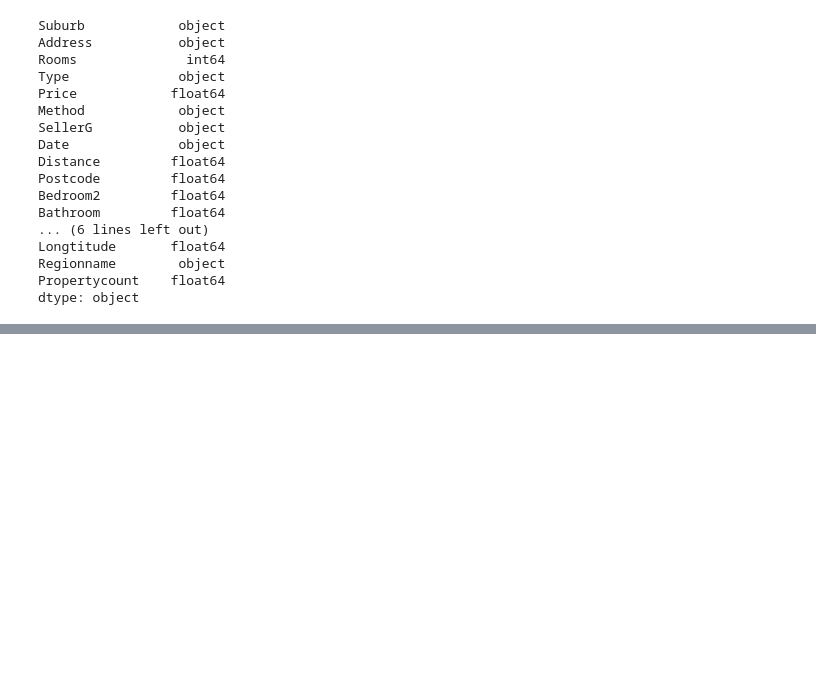
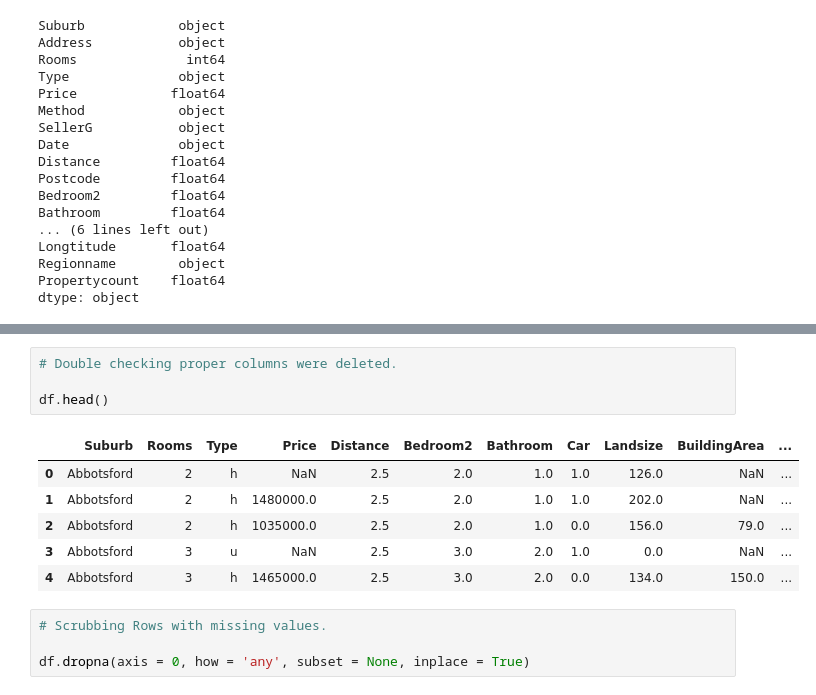
Before and after one commit to jbakery/Python-Portfolio, a Jupyter notebook: Melbourne_Housing_Price_Model_ML.ipynb, the cells around one changed output, grey strips where cells are left out. Cells and saved outputs as stored; diff of their text form; blank space fills up the shorter version.

```diff
--- a/Melbourne_Housing_Price_Model_ML.ipynb
+++ b/Melbourne_Housing_Price_Model_ML.ipynb
@@ -64,0 +77,15 @@ dtype: object
+# %%
+# Double checking proper columns were deleted.
+
+df.head()
+# %% [output]
+|  | Suburb | Rooms | Type | Price | Distance | Bedroom2 | Bathroom | Car | Landsize | BuildingArea | ... |
+| 0 | Abbotsford | 2 | h | NaN | 2.5 | 2.0 | 1.0 | 1.0 | 126.0 | NaN | ... |
+| 1 | Abbotsford | 2 | h | 1480000.0 | 2.5 | 2.0 | 1.0 | 1.0 | 202.0 | NaN | ... |
+| 2 | Abbotsford | 2 | h | 1035000.0 | 2.5 | 2.0 | 1.0 | 0.0 | 156.0 | 79.0 | ... |
+| 3 | Abbotsford | 3 | u | NaN | 2.5 | 3.0 | 2.0 | 1.0 | 0.0 | NaN | ... |
+| 4 | Abbotsford | 3 | h | 1465000.0 | 2.5 | 3.0 | 2.0 | 0.0 | 134.0 | 150.0 | ... |
+# %%
+# Scrubbing Rows with missing values.
+
+df.dropna(axis = 0, how = 'any', subset = None, inplace = True)
```
Also changed, not shown: parts of 3 cells of this notebook.
